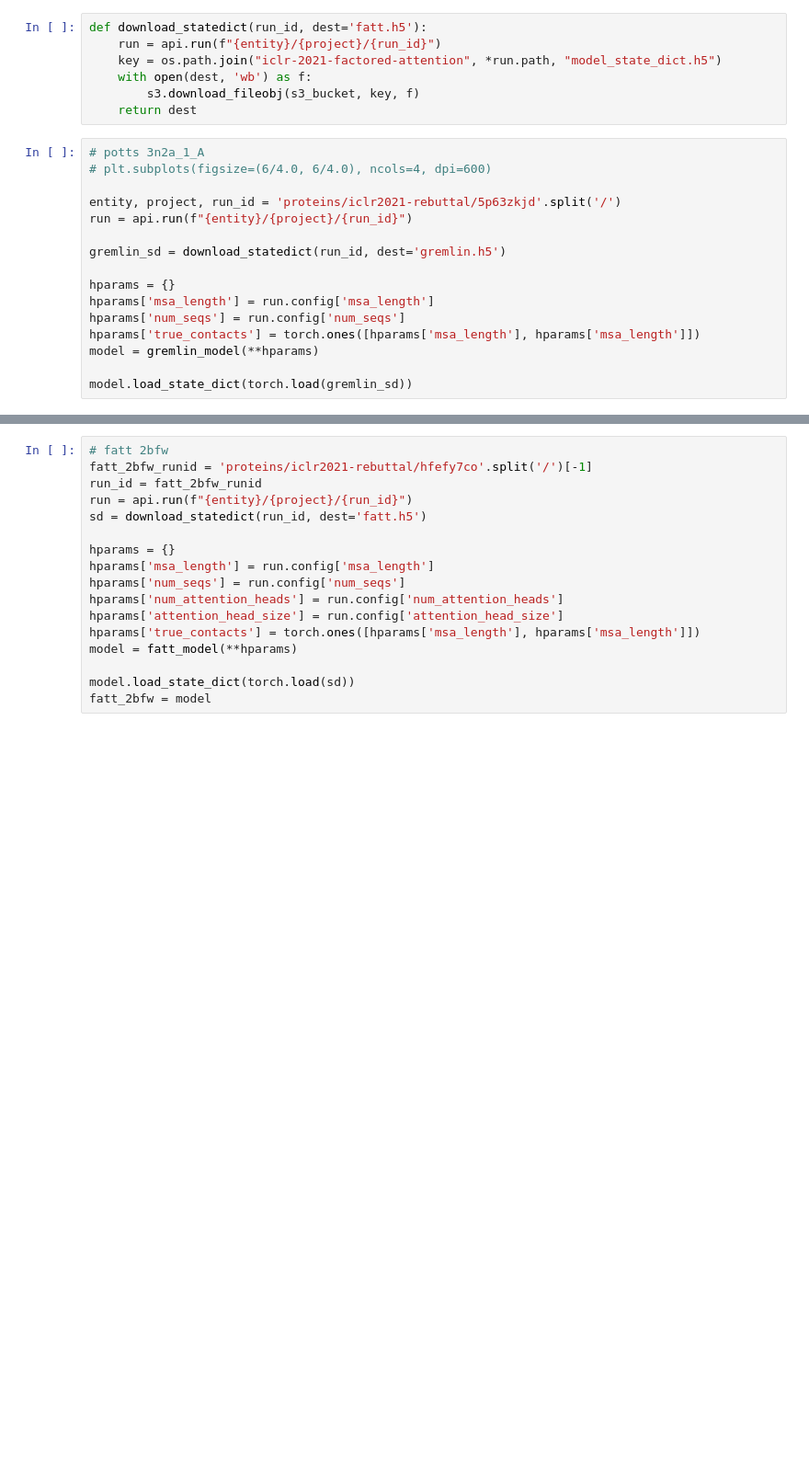
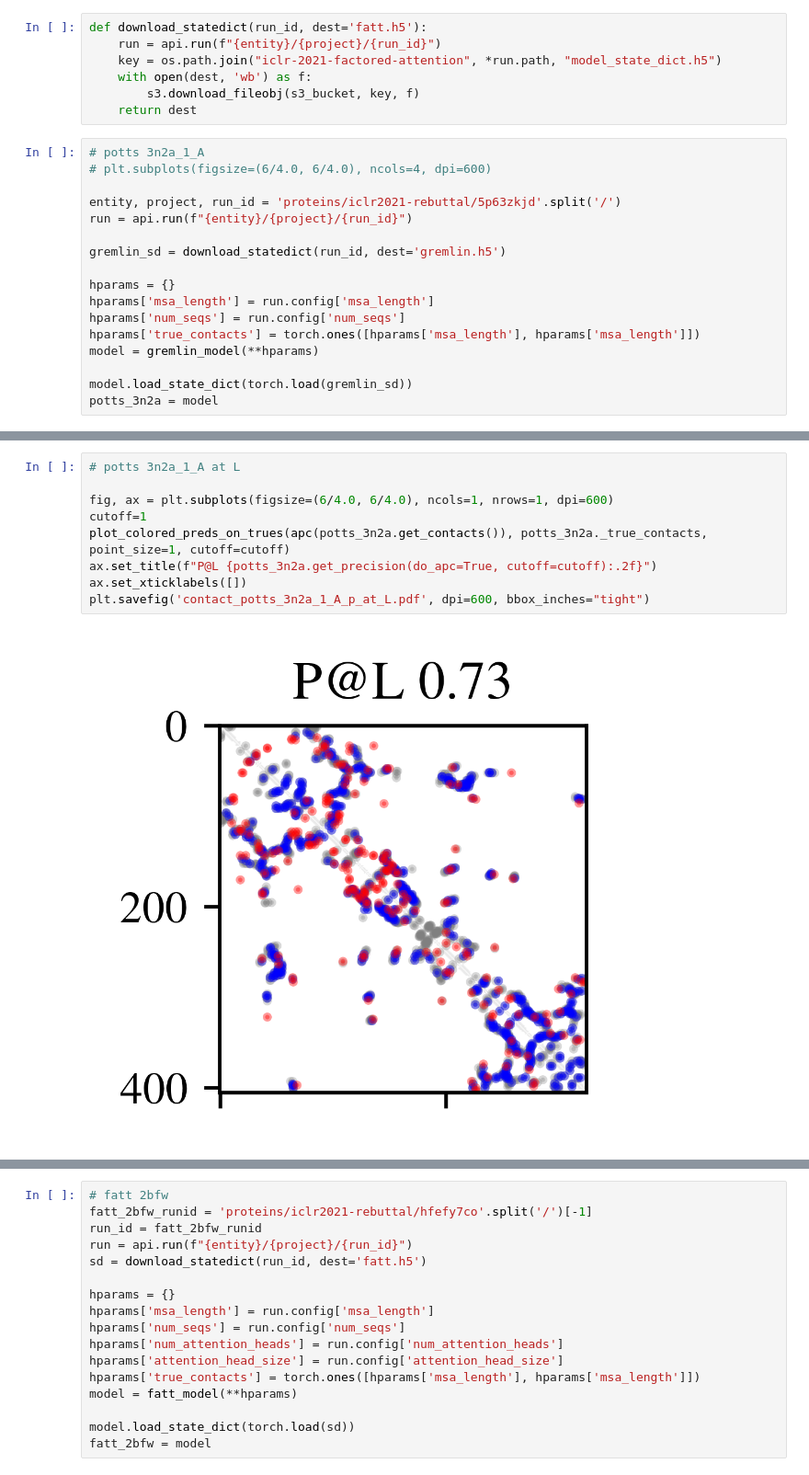
Before and after one commit to songlab-cal/factored-attention, a Jupyter notebook: plot_contacts_for_run_fig2.ipynb, the cells around one changed output, grey strips where cells are left out. Shown at 92% size. Drawn from its saved outputs; the diff is of its cells as text; blank space fills up the shorter version.

```diff
--- a/plot_contacts_for_run_fig2.ipynb
+++ b/plot_contacts_for_run_fig2.ipynb
@@ -55,3 +55,4 @@ hparams['true_contacts'] = torch.ones([hparams['msa_length'], hparams['msa_lengt
 model = gremlin_model(**hparams)
 
 model.load_state_dict(torch.load(gremlin_sd))
+potts_3n2a = model
@@ -69,2 +68,13 @@ plt.savefig('contact_potts_3n2a_1_A.pdf', dpi=600, bbox_inches="tight")
 # %% [output]
 [figure]
+# %%
+# potts 3n2a_1_A at L
+
+fig, ax = plt.subplots(figsize=(6/4.0, 6/4.0), ncols=1, nrows=1, dpi=600)
+cutoff=1
+plot_colored_preds_on_trues(apc(potts_3n2a.get_contacts()), potts_3n2a._true_contacts, point_size=1, cutoff=cutoff)
+ax.set_title(f"P@L {potts_3n2a.get_precision(do_apc=True, cutoff=cutoff):.2f}")
+ax.set_xticklabels([])
+plt.savefig('contact_potts_3n2a_1_A_p_at_L.pdf', dpi=600, bbox_inches="tight")
+# %% [output]
+[figure, added]
```
Also changed, not shown: parts of 5 cells of this notebook, 1 other file.
